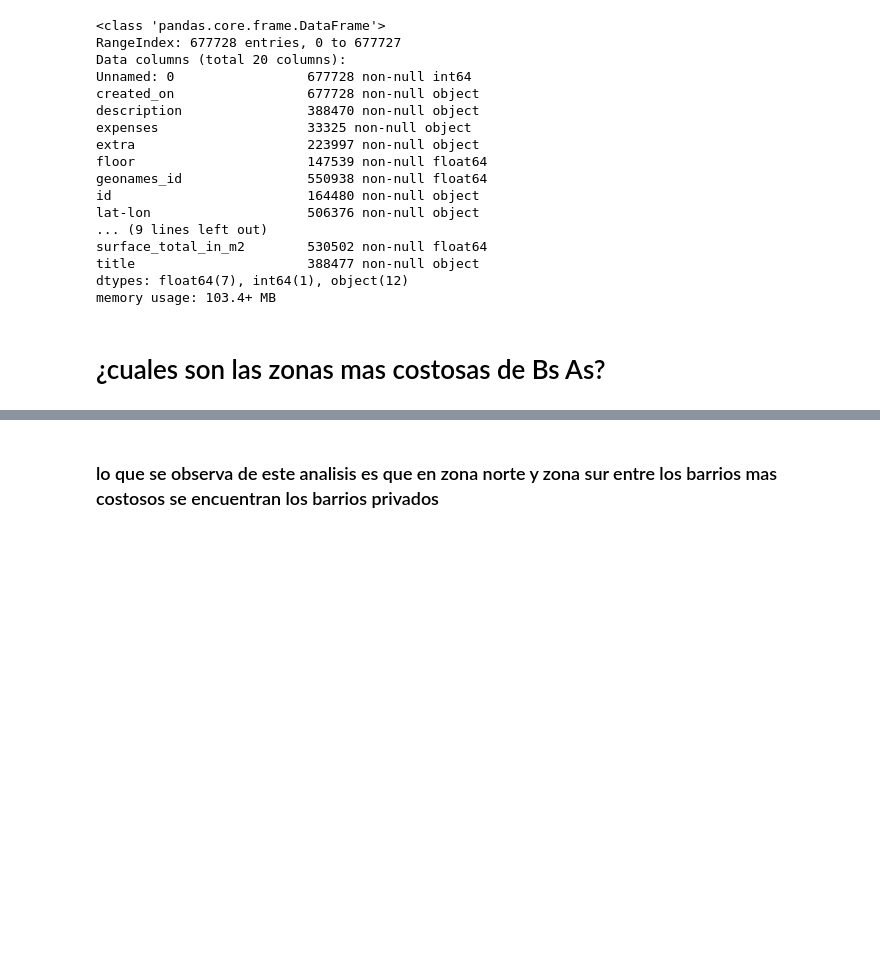
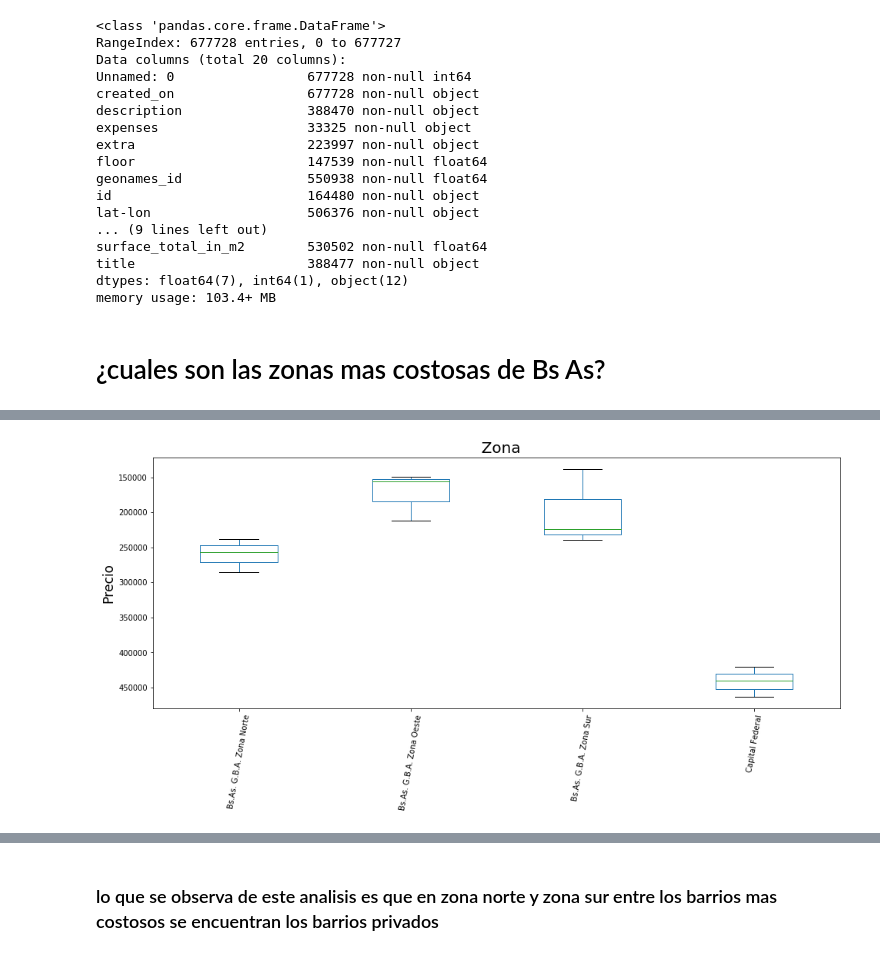
Before and after one commit to yussefomar/tp1OrganizacionComputador, a Jupyter notebook: TP1.ipynb, the cells around one changed output, grey strips where cells are left out. Cells and saved outputs as stored; diff of their text form; code cells hidden in the pictures; blank space fills up the shorter version.

```diff
--- a/TP1.ipynb
+++ b/TP1.ipynb
@@ -57,3 +66,19 @@ plt.xlabel('zonas', fontsize=17);
+# %%
+ # Variacion del precio  segun la zona
+promSupTotal = prop["surface_total_in_m2"].mean()
+cercanas = prop[(prop["surface_total_in_m2"] < promSupTotal + 20 ) &\
+                    (prop["surface_total_in_m2"] > promSupTotal - 20 )]
+prop2 = cercanas.dropna(subset=['price_aprox_usd'])
+
+prop3 = prop2[['state_name','price_aprox_usd','year']]\
+        .pivot_table(index='year',columns='state_name')
+prop3.columns = prop3.columns.droplevel()
+prop3.plot.box(figsize=(16,6),rot=80);
+plt.gca().invert_yaxis()
+plt.title('  Zona', fontsize=20);
+plt.ylabel('Precio', fontsize=17);
+# %% [output]
+[figure, added]
 # %%
 #¿barrios mas costosos Capital Federal precio total cercano a la media?
 
```
Also changed, not shown: parts of 18 cells of this notebook.
